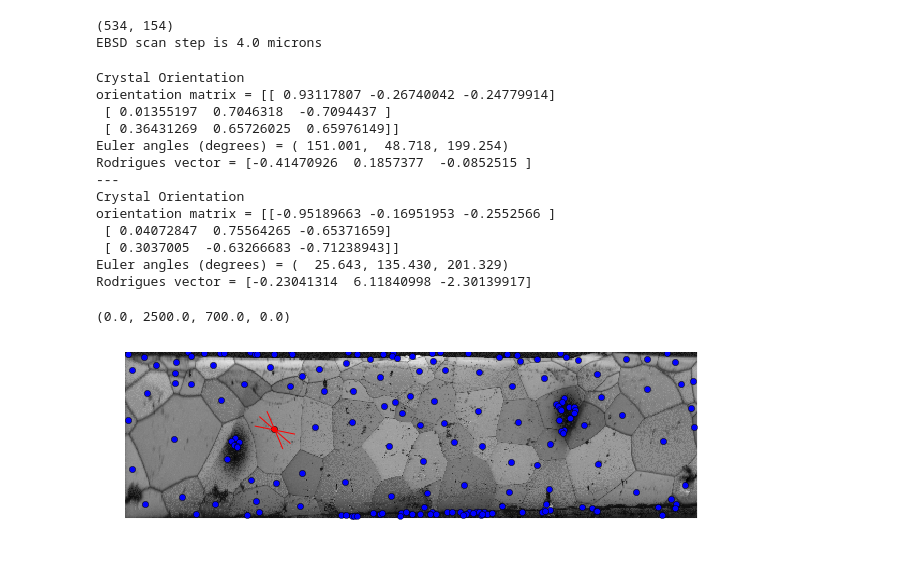
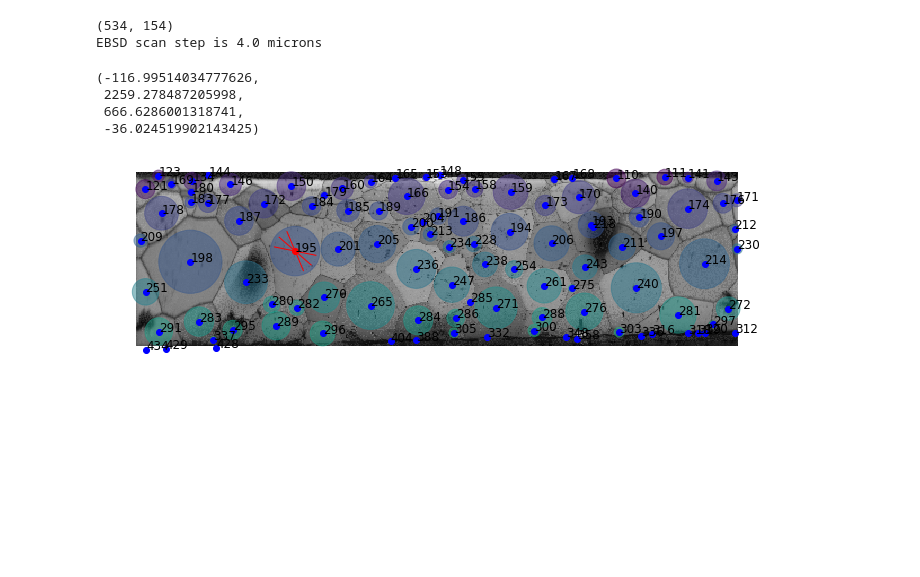
Before and after one commit to heprom/Ti7_ESRF, a Jupyter notebook: T5/T5_grains_1_5_9_24.ipynb, the cells around one changed output. Drawn from its saved outputs; the diff is of its cells as text; code cells hidden in the pictures; blank space fills up the shorter version.

```diff
--- a/T5/T5_grains_1_5_9_24.ipynb
+++ b/T5/T5_grains_1_5_9_24.ipynb
@@ -212,0 +232,5 @@ plt.show()
+# %%
+# find which grains have less that 100 pixels
+good_grains = np.where(grains_EBSD[:, 9] > 100)
+print(len(good_grains[0]))
+print(good_grains)
@@ -308,8 +422,10 @@ from scipy import ndimage
 # predict the spot on the detector using forward simulation
 grain_data = np.where(grain_ids == gid, 1, 0)
 data_dif = grain_data[ndimage.find_objects(grain_ids == gid)[0]]  # (X, Y, Z) coordinate system
+print(data_dif.shape)
+
 from pymicro.xray.xray_utils import radiographs
-proj_dif_sim = radiographs(data_dif, [g_om_exp[ndx]])  # (Y, Z) coordinate system
+proj_dif_sim = radiographs(data_dif, [g_om_exp])  # (Y, Z) coordinate system
 proj_dif_sim = proj_dif_sim.transpose(2, 0, 1)[:, :, ::-1]  # (u, v) axes correspond to (Y, -Z) for DCT detector
 padding = np.array(proj_dif_exp[ndx].shape) / 3 - np.array(proj_dif_sim.shape[1:])
 p, q = padding / 2
@@ -664,8 +779,10 @@ p_prism1 = HklPlane(0, 1, 0, lattice=Ti7Al)
 p_prism2 = HklPlane(-1, 1, 0, lattice=Ti7Al)
 p_prism3 = HklPlane(-1, 0, 0, lattice=Ti7Al)
 # %%
+import numpy as np
 # read avergae EBSD grain orientations
-grains_EBSD = np.genfromtxt('EBSD_beforeDef.txt')
+#grains_EBSD = np.genfromtxt('EBSD_beforeDef.txt')
+grains_EBSD = np.genfromtxt('EBSD_beforeDef_ids.txt')
 print(grains_EBSD.shape)
 print(grains_EBSD[69])
 # %% [output]
@@ -727,59 +845,52 @@ EBSD scan step is 4.0 microns
 # %%
 # transformation matrix from A1A2A3 (EBSD) to XYZ (DCT)
 T = np.array([[ 0., 0., -1.],
-              [-1., 0.,  0.],
-              [ 0., 1.,  0.]])
+              [ 1., 0.,  0.],
+              [ 0.,-1.,  0.]])
 
 from pymicro.crystal.microstructure import Microstructure, Grain, Orientation
 
 micro_EBSD = Microstructure()
-for i in range(len(grains_EBSD)):
+for i in good_grains[0]:
     #print(grains[i, 1:4])
     o_tsl = Orientation.from_euler(grains_EBSD[i, 1:4])
     g_xyz = np.dot(o_tsl.orientation_matrix(), T.T)  # move to XYZ local frame
-    o_xyz = Orientation(g_xyz)#.move_to_FZ(symmetry=Ti7Al._symmetry)
-    g = Grain(grains_EBSD[i, 0], o_xyz)
+    o_xyz = Orientation(g_xyz).move_to_FZ(symmetry=Ti7Al._symmetry)
+    g = Grain(i, o_xyz)
     g.position = np.array([grains_EBSD[i, 4], grains_EBSD[i, 5], 0.])
     micro_EBSD.grains.append(g)
 # %%
 p_prism1 = HklPlane(0, 1, 0, lattice=Ti7Al)
 p_prism2 = HklPlane(-1, 1, 0, lattice=Ti7Al)
 p_prism3 = HklPlane(-1, 0, 0, lattice=Ti7Al)
 slip_prism = [p_prism1, p_prism2, p_prism3]
 n_int = np.array([-1, 0, 0])
 view_up = np.array([0, 1, 0])
 
 plt.figure(figsize=(12, 4))
 plt.imshow(iq.T, origin='upper', interpolation='nearest', cmap=cm.gray,
            extent=(0, scan_step * iq.shape[0], scan_step * iq.shape[1], 0))
+plt.scatter(grains_EBSD[good_grains[0], 4], grains_EBSD[good_grains[0], 5] - 90, s=0.05*grains_EBSD[good_grains[0], 9], c=grains_EBSD[good_grains[0], 0], alpha=0.5)
+for gid in good_grains[0]:
+    plt.annotate('%d' % gid, xycoords='data', xy=(grains_EBSD[gid, 4], grains_EBSD[gid, 5] - 90), color='k', fontsize=12)
 for g in micro_EBSD.grains:
-    if g.id == 70:
-        print(micro.get_grain(9).orientation)
-        print('---')
-        print(g.orientation)
-        plt.plot(g.position[0], g.position[1], 'ro')
+    if g.id == 195:
+        #print(micro.get_grain(9).orientation)
+        #print('---')
+        #print(g.orientation)
+        plt.plot(g.position[0], g.position[1] -90, 'ro')
         # prismatic slip traces
         for p in slip_prism:
             trace = p.slip_trace(g.orientation, n_int, view_up, trace_size=150, verbose=False)
             x = g.position[0] + np.array([-trace[0] / 2, trace[0] / 2])
             y = g.position[1] + np.array([-trace[1] / 2, trace[1] / 2])
-            plt.plot(x, y, 'r-', linewidth=1)
+            plt.plot(x, y - 90, 'r-', linewidth=1)
     else:
-        plt.plot(g.position[0], g.position[1], 'bo')
+        plt.plot(g.position[0], g.position[1] - 90, 'bo')
 plt.axis('off')
 # %% [output]
-Crystal Orientation
-orientation matrix = [[ 0.93117807 -0.26740042 -0.24779914]
- [ 0.01355197  0.7046318  -0.7094437 ]
- [ 0.36431269  0.65726025  0.65976149]]
-Euler angles (degrees) = ( 151.001,  48.718, 199.254)
-Rodrigues vector = [-0.41470926  0.1857377  -0.0852515 ]
----
-Crystal Orientation
-orientation matrix = [[-0.95189663 -0.16951953 -0.2552566 ]
- [ 0.04072847  0.75564265 -0.65371659]
- [ 0.3037005  -0.63266683 -0.71238943]]
-Euler angles (degrees) = (  25.643, 135.430, 201.329)
-Rodrigues vector = [-0.23041314  6.11840998 -2.30139917]
+(-116.99514034777626,
+ 2259.278487205998,
+ 666.6286001318741,
+ -36.024519902143425)
-(0.0, 2500.0, 700.0, 0.0)
-[figure, old version]
+[figure, new version]
```
Also changed, not shown: parts of 19 cells of this notebook, 10 other files.
